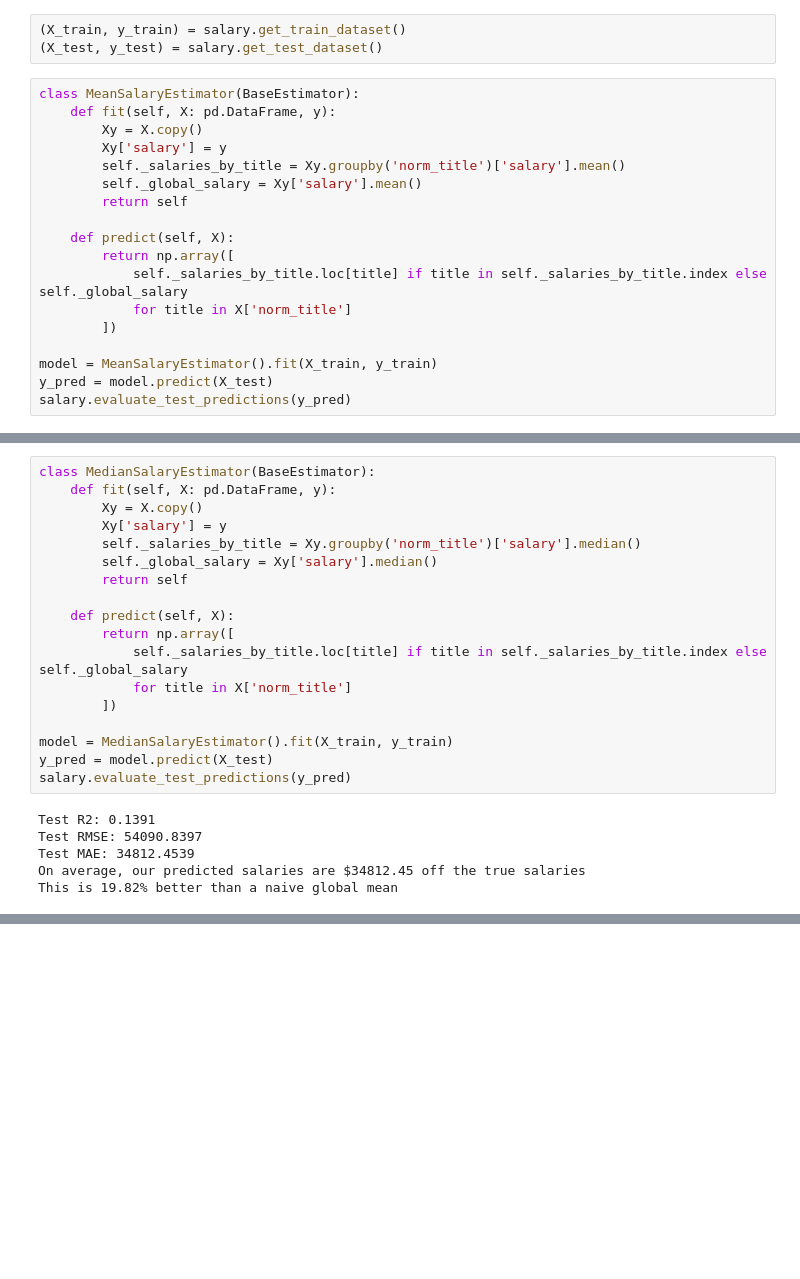
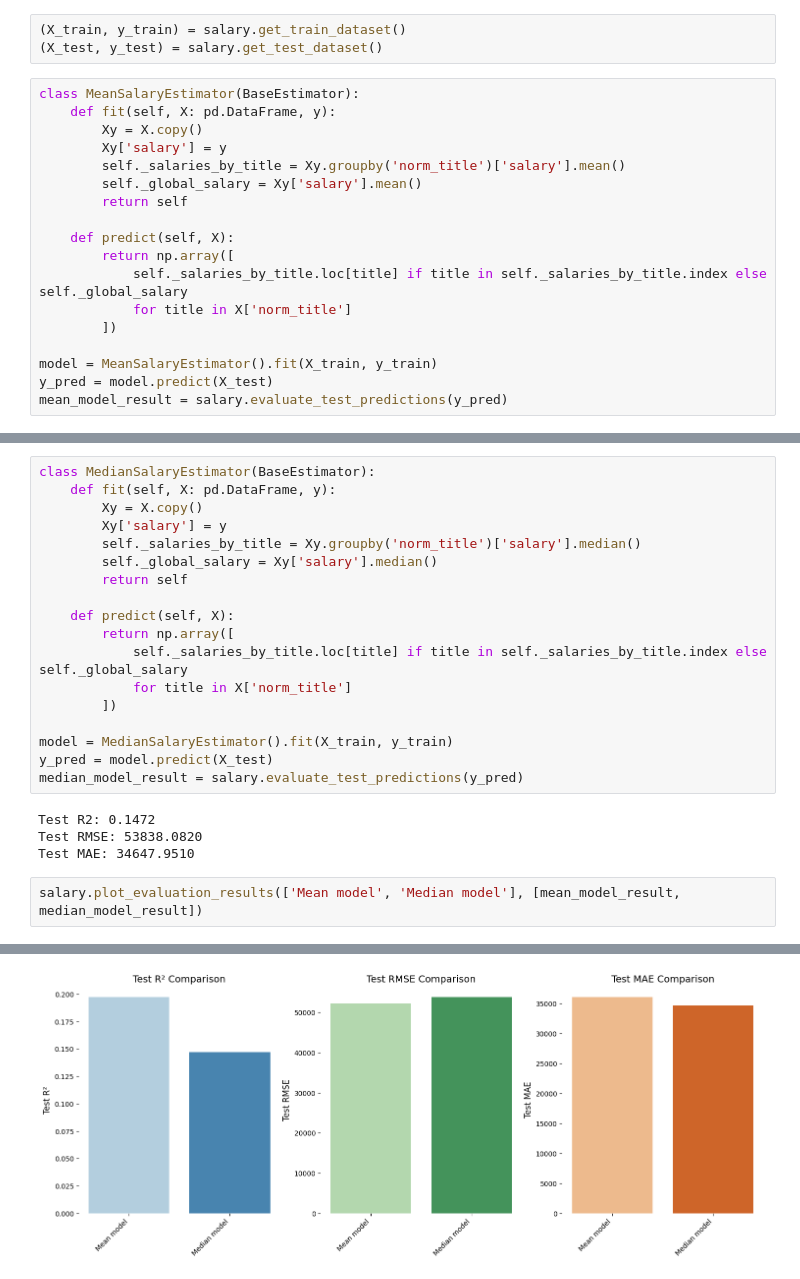
Before and after one commit to nginyc/job_posting_salary_prediction, a Jupyter notebook: evaluate_stats_models.ipynb, the cells around one changed output, grey strips where cells are left out. Cells and saved outputs as stored; diff of their text form; blank space fills up the shorter version.

Commit message:
Visualize mean VS median model in bar graph

```diff
--- a/evaluate_stats_models.ipynb
+++ b/evaluate_stats_models.ipynb
@@ -34,5 +34,5 @@ class MeanSalaryEstimator(BaseEstimator):
 
 model = MeanSalaryEstimator().fit(X_train, y_train)
 y_pred = model.predict(X_test)
-salary.evaluate_test_predictions(y_pred)
+mean_model_result = salary.evaluate_test_predictions(y_pred)
 # %% [output]
@@ -58,10 +56,11 @@ class MedianSalaryEstimator(BaseEstimator):
 
 model = MedianSalaryEstimator().fit(X_train, y_train)
 y_pred = model.predict(X_test)
-salary.evaluate_test_predictions(y_pred)
+median_model_result = salary.evaluate_test_predictions(y_pred)
 # %% [output]
-Test R2: 0.1391
-Test RMSE: 54090.8397
-Test MAE: 34812.4539
-On average, our predicted salaries are $34812.45 off the true salaries
-This is 19.82% better than a naive global mean
+Test R2: 0.1472
+Test RMSE: 53838.0820
+Test MAE: 34647.9510
+# %%
+salary.plot_evaluation_results(['Mean model', 'Median model'], [mean_model_result, median_model_result])
+# %% [output]
@@ -67,0 +78 @@ This is 19.82% better than a naive global mean
+[figure, added]
```
Also changed, not shown: parts of 2 cells of this notebook, 2 other files.
